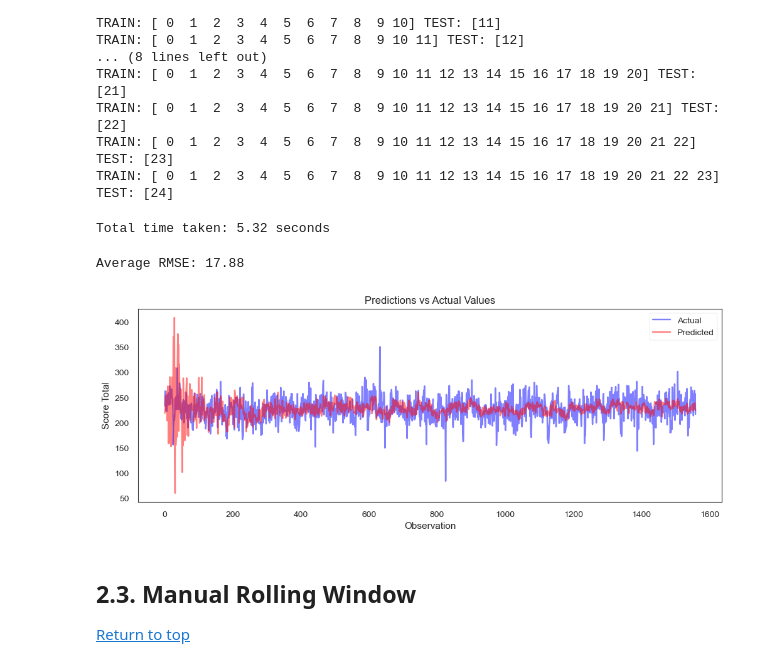
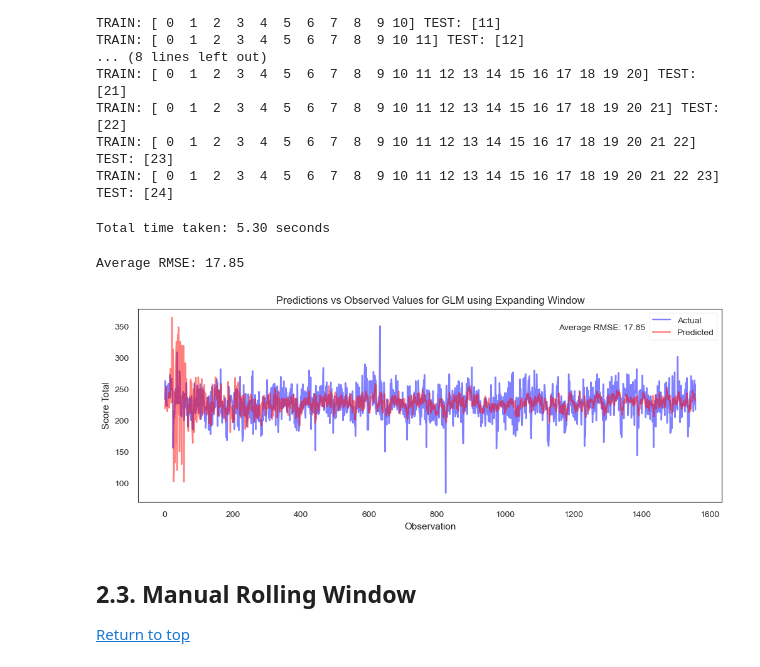
Before and after one commit to stevenworthington/sports_betting, a Jupyter notebook: code/6_nba_Baseline_Models.ipynb, the cells around one changed output. Cells and saved outputs as stored; diff of their text form; code cells hidden in the pictures.

Commit message:
GLMs with different length rolling averages

```diff
--- a/code/6_nba_Baseline_Models.ipynb
+++ b/code/6_nba_Baseline_Models.ipynb
@@ -98,7 +99,7 @@ IProgress not found. Please update jupyter and ipywidgets. See https://ipywidget
 
 [Return to top](#Baseline-Models)
 # %%
-team_bs_matchups_roll_df = pd.read_csv('../data/processed/nba_team_matchups_rolling_stats_1984_2024.csv')
+team_bs_matchups_roll_df = pd.read_csv('../data/processed/nba_team_matchups_rolling_stats_1984_2024_r05.csv')
 
 # convert 'GAME_DATE' column to datetime
 team_bs_matchups_roll_df['GAME_DATE'] = pd.to_datetime(team_bs_matchups_roll_df['GAME_DATE'])
@@ -266,27 +267,30 @@ end_time = time.time()
 total_time = end_time - start_time
 print(f"Total time taken: {total_time:.2f} seconds")
 # %% [output]
-Total time taken: 5.32 seconds
+Total time taken: 5.30 seconds
 # %%
 # get average MSE over all splits
 average_rmse = np.mean(rmse_scores[100:])
-print(f"Average RMSE: {average_rmse:.2f}")
+average_rmse_text = f"Average RMSE: {average_rmse:.2f}"
+print(average_rmse_text)
 # %% [output]
-Average RMSE: 17.88
+Average RMSE: 17.85
 # %%
 # get observations
 observed_values = y.iloc[1:]
 
 # plot
 plt.figure(figsize=(12, 4))
 plt.plot(observed_values.index, observed_values, label='Actual', color='blue', alpha=0.5)
 plt.plot(observed_values.index, predictions, label='Predicted', color='red', alpha=0.5)
-plt.title('Predictions vs Actual Values')
+plt.title('Predictions vs Observed Values for GLM using Expanding Window')
 plt.xlabel('Observation')
 plt.ylabel('Score Total')
+plt.text(x=0.72, y=0.92, s=average_rmse_text, transform=plt.gca().transAxes,
+         ha='left', va='top', bbox=dict(facecolor='white', alpha=0.5))
 plt.legend();
 # %% [output]
-[figure, old version]
+[figure, new version]
 # %% [markdown]
 <a name="2.3.-Manual-Rolling-Window"></a>
 ## 2.3. Manual Rolling Window
```
Also changed, not shown: parts of 8 cells of this notebook, 7 other files.
